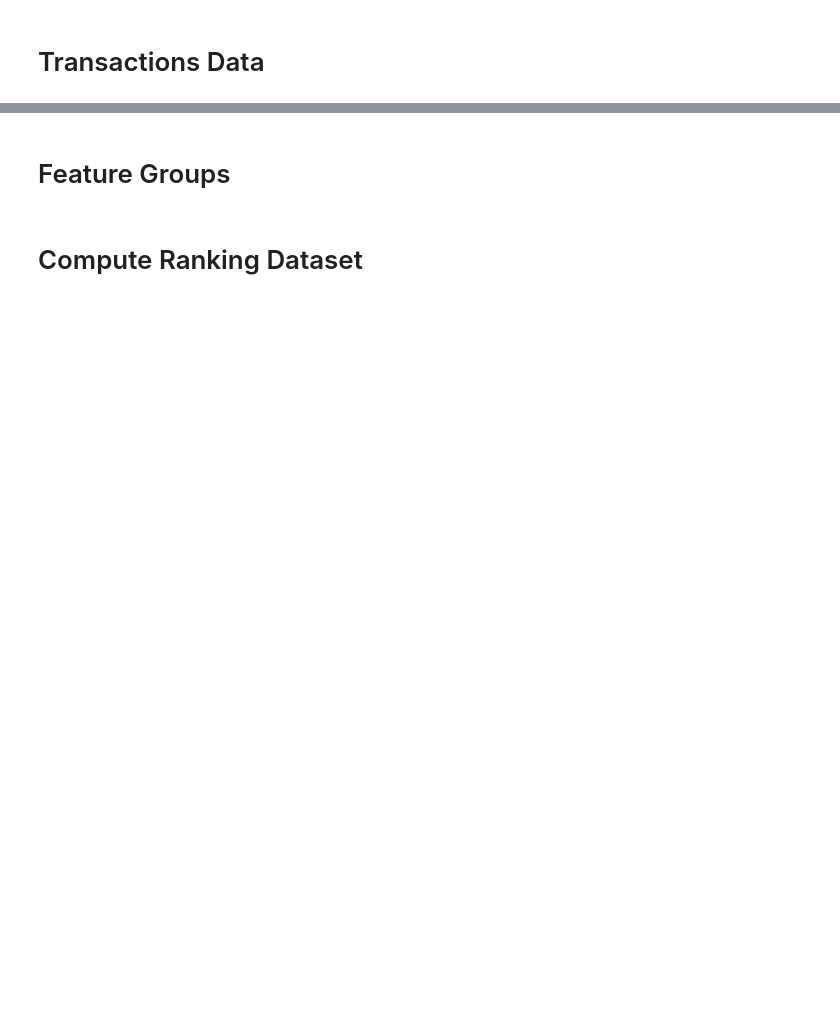
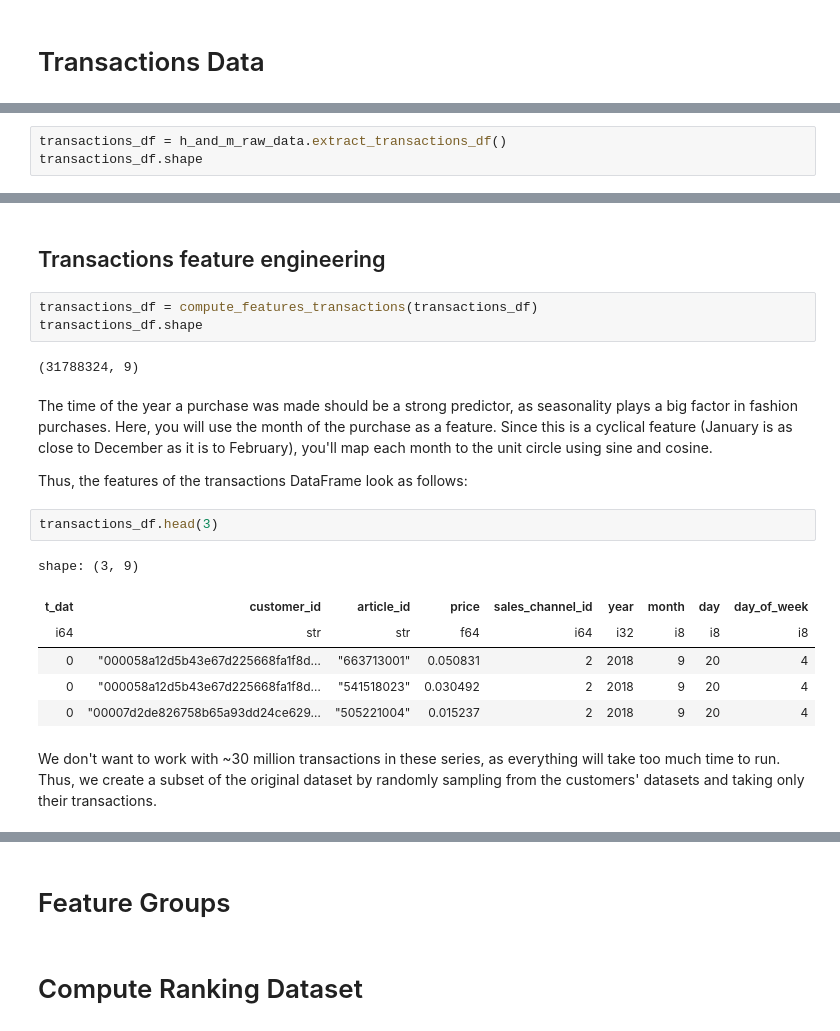
Before and after one commit to Im-Gonzo/GenAI_Custom_Real_Time_Personalized_Recommender, a Jupyter notebook: notebooks/1_feature_computing.ipynb, the cells around one changed output, grey strips where cells are left out. Saved outputs shown, nothing was run; the diff lists cells and outputs as text; blank space fills up the shorter version.

```diff
--- a/notebooks/1_feature_computing.ipynb
+++ b/notebooks/1_feature_computing.ipynb
@@ -175,0 +220,3 @@ customers_df.shape
+# %%
+transactions_df = h_and_m_raw_data.extract_transactions_df()
+transactions_df.shape
@@ -175,0 +234,22 @@ customers_df.shape
+# %% [markdown]
+## Transactions feature engineering
+# %%
+transactions_df = compute_features_transactions(transactions_df)
+transactions_df.shape
+# %% [output]
+(31788324, 9)
+# %% [markdown]
+The time of the year a purchase was made should be a strong predictor, as seasonality plays a big factor in fashion purchases. Here, you will use the month of the purchase as a feature. Since this is a cyclical feature (January is as close to December as it is to February), you'll map each month to the unit circle using sine and cosine.
+
+Thus, the features of the transactions DataFrame look as follows:
+# %%
+transactions_df.head(3)
+# %% [output]
+shape: (3, 9)
+| t_dat | customer_id | article_id | price | sales_channel_id | year | month | day | day_of_week |
+| i64 | str | str | f64 | i64 | i32 | i8 | i8 | i8 |
+| 0 | "000058a12d5b43e67d225668fa1f8d… | "663713001" | 0.050831 | 2 | 2018 | 9 | 20 | 4 |
+| 0 | "000058a12d5b43e67d225668fa1f8d… | "541518023" | 0.030492 | 2 | 2018 | 9 | 20 | 4 |
+| 0 | "00007d2de826758b65a93dd24ce629… | "505221004" | 0.015237 | 2 | 2018 | 9 | 20 | 4 |
+# %% [markdown]
+We don't want to work with ~30 million transactions in these series, as everything will take too much time to run. Thus, we create a subset of the original dataset by randomly sampling from the customers' datasets and taking only their transactions.
```
Also changed, not shown: parts of 23 cells of this notebook, 1 other file.
